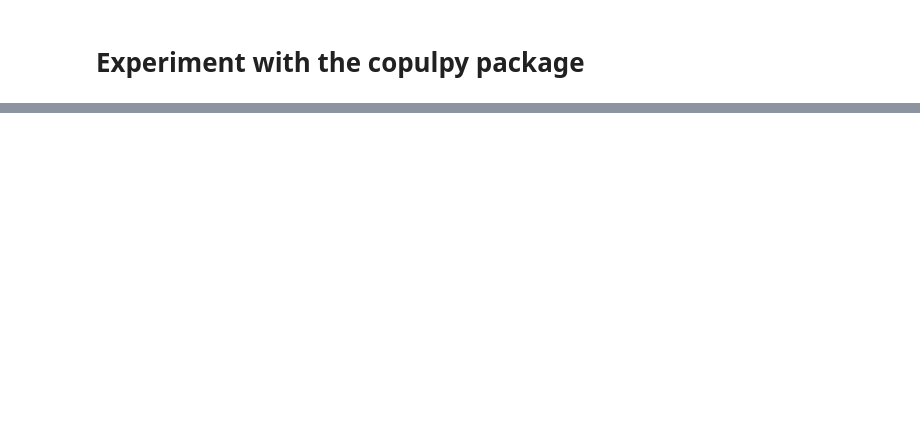
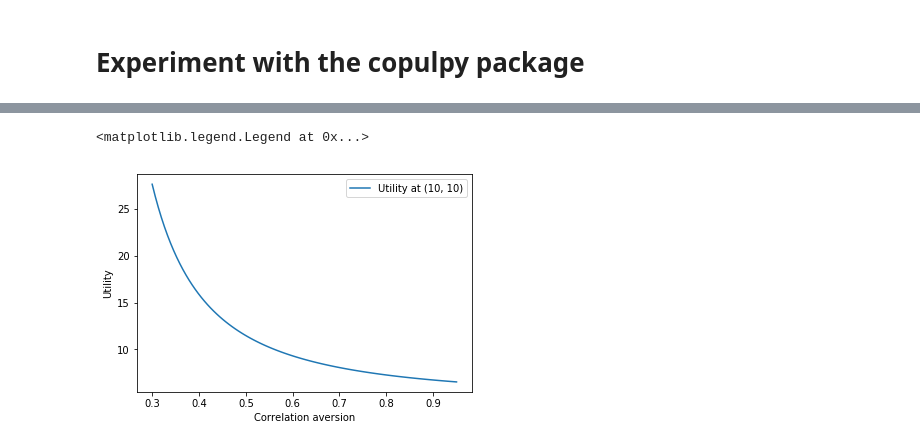
Before and after one commit to fchop/dev_copulpy, a Jupyter notebook: experimentation.ipynb, the cells around one changed output, grey strips where cells are left out. Cells and saved outputs as stored; diff of their text form; code cells hidden in the pictures; blank space fills up the shorter version.

```diff
--- a/experimentation.ipynb
+++ b/experimentation.ipynb
@@ -94,0 +115,28 @@ plt.contourf(x,y,z)
+# %%
+# Plot function for various correlation aversions (alpha)
+
+copula_alpha = lambda x: build_copula_spec(version='nonstationary',
+                                alpha = x,
+                                beta = 0.7, gamma = 0.6,
+                                discount_factors = {0: 1, 1: 0.95, 3: 0.9, 6: 0.8, 12: 0.7, 24: 0.4},
+                                y_scale = 0.5,
+                                )
+
+eval_copula_alpha = lambda x: UtilityCopulaCls(copula_alpha(x)).evaluate(10, 10)
+
+vec_eval_alpha = np.vectorize(eval_copula_alpha)
+
+# preparations
+nx = 100
+xgrid = np.linspace(0.3, 0.95, nx)
+ygrid = vec_eval_alpha(xgrid)
+
+# Plot
+plt.subplots()
+plt.plot(xgrid, ygrid, label="Utility at (10, 10)")
+plt.xlabel('Correlation aversion')
+plt.ylabel('Utility')
+plt.legend()
+# %% [output]
+<matplotlib.legend.Legend at 0x...>
+[figure, added]
```
Also changed, not shown: parts of 5 cells of this notebook.
